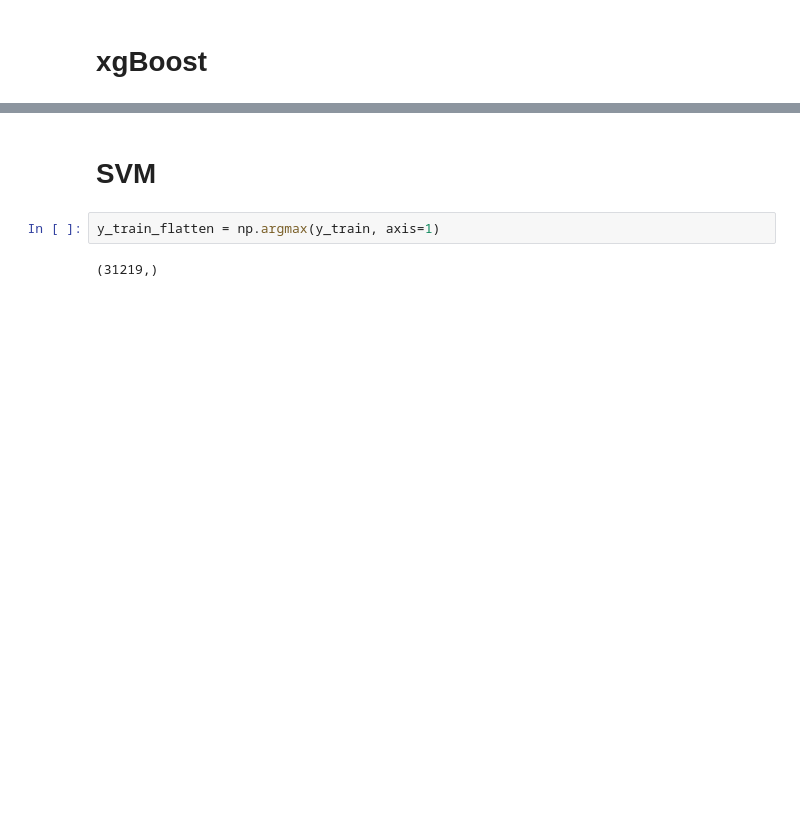
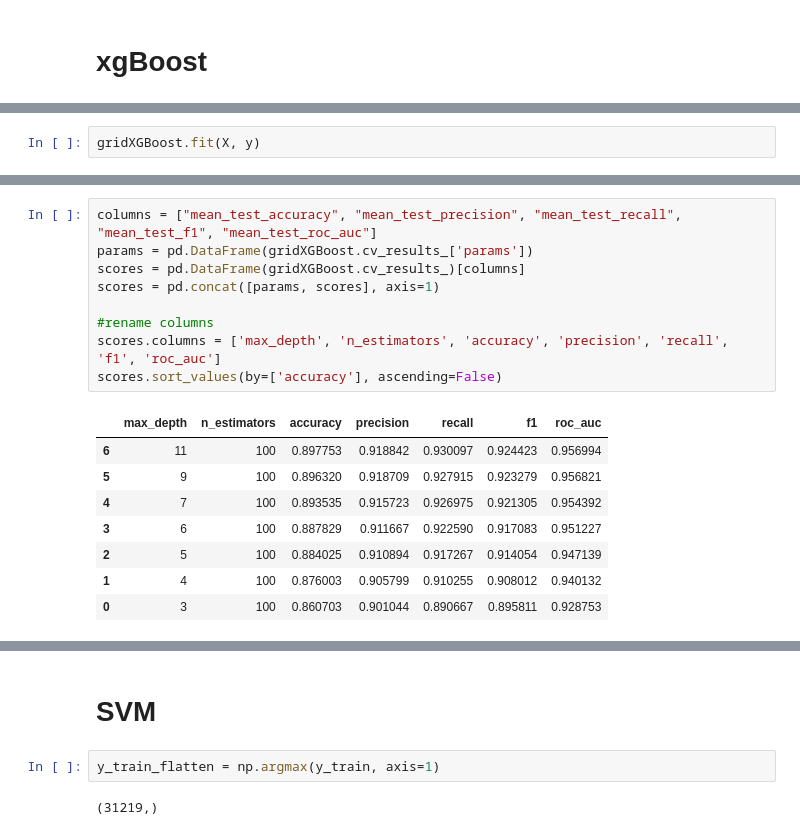
Before and after one commit to Ca3zsar/DM-Tasks, a Jupyter notebook: DM_Task3.ipynb, the cells around one changed output, grey strips where cells are left out. Cells and saved outputs as stored; diff of their text form; blank space fills up the shorter version.

```diff
--- a/DM_Task3.ipynb
+++ b/DM_Task3.ipynb
@@ -379,0 +386,2 @@ Score:  0.8535871156661786
+# %%
+gridXGBoost.fit(X, y)
@@ -379,0 +406,18 @@ Score:  0.8535871156661786
+# %%
+columns = ["mean_test_accuracy", "mean_test_precision", "mean_test_recall", "mean_test_f1", "mean_test_roc_auc"]
+params = pd.DataFrame(gridXGBoost.cv_results_['params'])
+scores = pd.DataFrame(gridXGBoost.cv_results_)[columns]
+scores = pd.concat([params, scores], axis=1)
+
+#rename columns
+scores.columns = ['max_depth', 'n_estimators', 'accuracy', 'precision', 'recall', 'f1', 'roc_auc']
+scores.sort_values(by=['accuracy'], ascending=False)
+# %% [output]
+|  | max_depth | n_estimators | accuracy | precision | recall | f1 | roc_auc |
+| 6 | 11 | 100 | 0.897753 | 0.918842 | 0.930097 | 0.924423 | 0.956994 |
+| 5 | 9 | 100 | 0.896320 | 0.918709 | 0.927915 | 0.923279 | 0.956821 |
+| 4 | 7 | 100 | 0.893535 | 0.915723 | 0.926975 | 0.921305 | 0.954392 |
+| 3 | 6 | 100 | 0.887829 | 0.911667 | 0.922590 | 0.917083 | 0.951227 |
+| 2 | 5 | 100 | 0.884025 | 0.910894 | 0.917267 | 0.914054 | 0.947139 |
+| 1 | 4 | 100 | 0.876003 | 0.905799 | 0.910255 | 0.908012 | 0.940132 |
+| 0 | 3 | 100 | 0.860703 | 0.901044 | 0.890667 | 0.895811 | 0.928753 |
```
Also changed, not shown: parts of 9 cells of this notebook.
